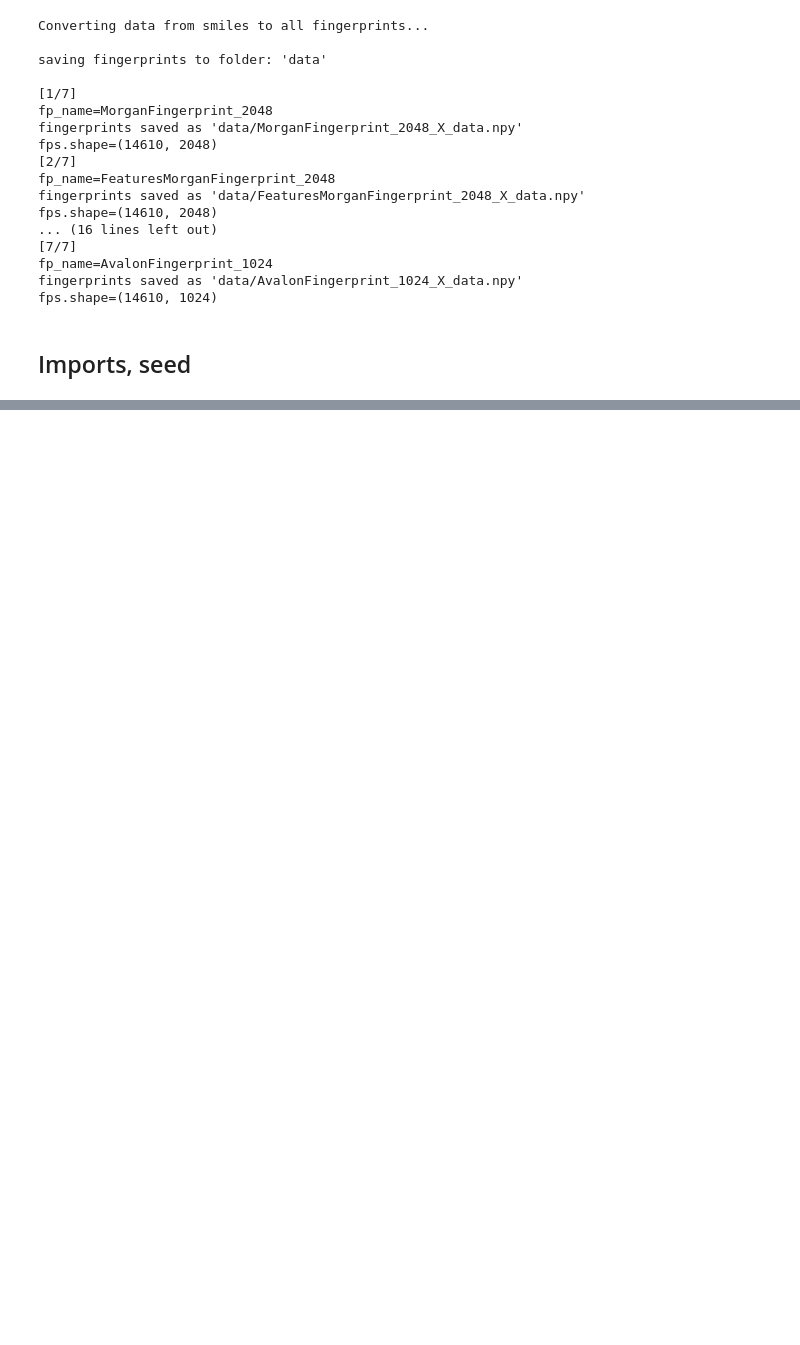
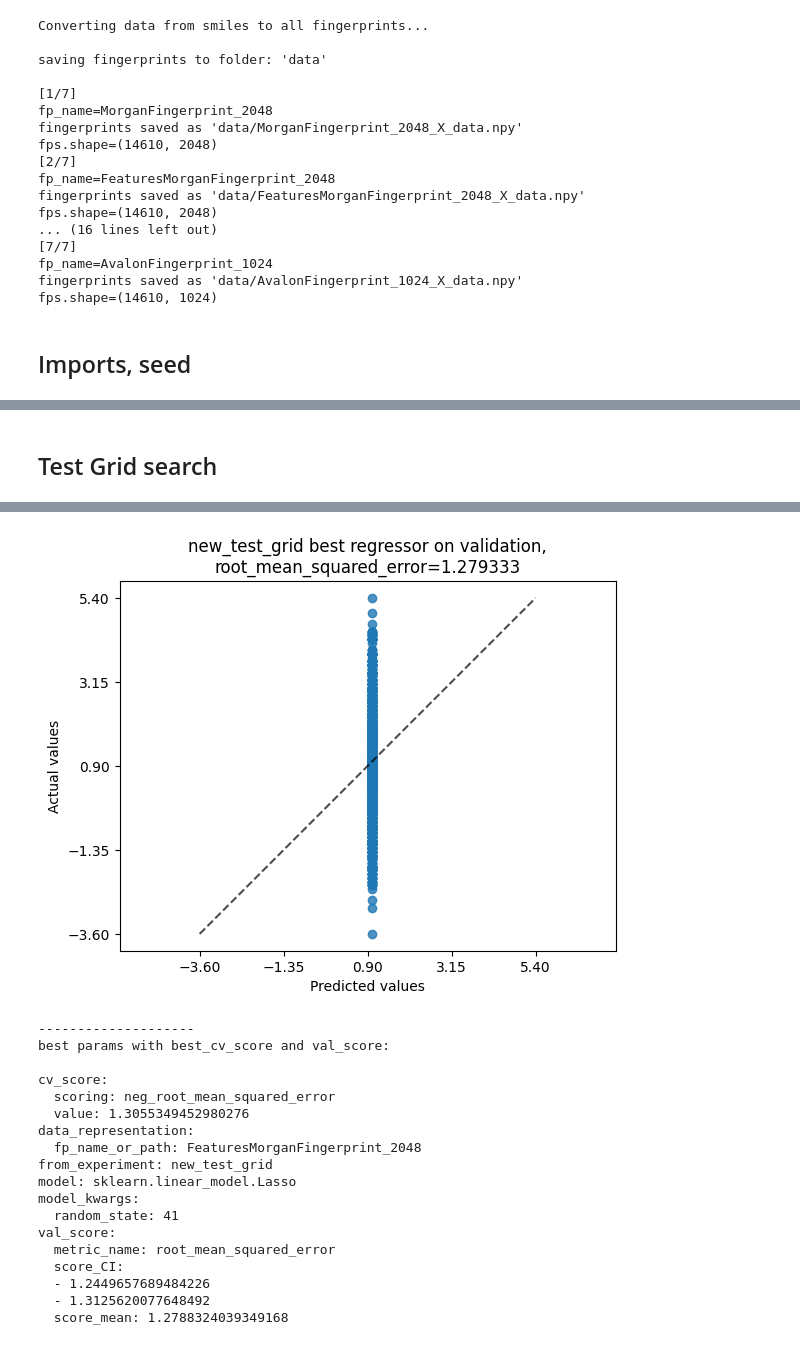
Before and after one commit to mvgolubev99/kaggle-chemical-structure-and-logp, a Jupyter notebook: interaction.ipynb, the cells around one changed output, grey strips where cells are left out. Saved outputs shown, nothing was run; the diff lists cells and outputs as text; code cells hidden in the pictures; blank space fills up the shorter version.

```diff
--- a/interaction.ipynb
+++ b/interaction.ipynb
@@ -428,0 +123,5 @@ best_on_val_bootstrap_score {'metric_name': 'root_mean_squared_error', 'score_me
+# %% [markdown]
+## Test Grid search
+# %%
+exp = ExperimentGridSearchCV("./configs/test_grid.yaml").run()
+# %% [output]
@@ -428,0 +133,19 @@ best_on_val_bootstrap_score {'metric_name': 'root_mean_squared_error', 'score_me
+[figure, added]
+--------------------
+best params with best_cv_score and val_score:
+
+cv_score:
+  scoring: neg_root_mean_squared_error
+  value: 1.3055349452980276
+data_representation:
+  fp_name_or_path: FeaturesMorganFingerprint_2048
+from_experiment: new_test_grid
+model: sklearn.linear_model.Lasso
+model_kwargs:
+  random_state: 41
+val_score:
+  metric_name: root_mean_squared_error
+  score_CI:
+  - 1.2449657689484226
+  - 1.3125620077648492
+  score_mean: 1.2788324039349168
```
Also changed, not shown: parts of 67 cells of this notebook.
